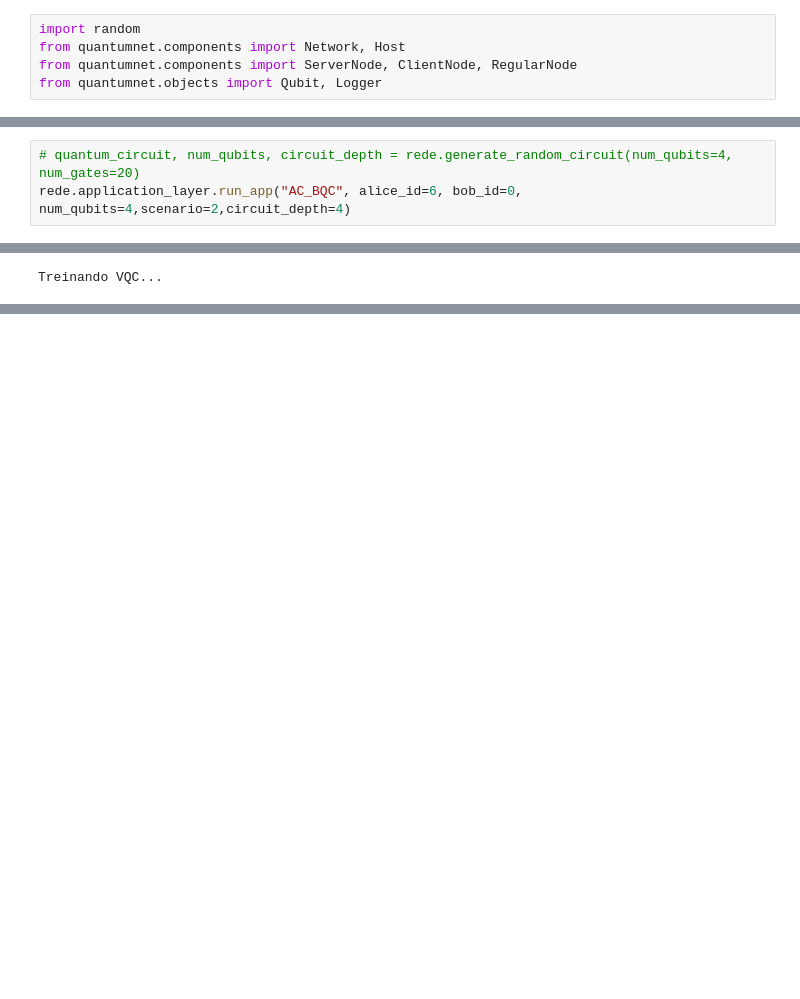
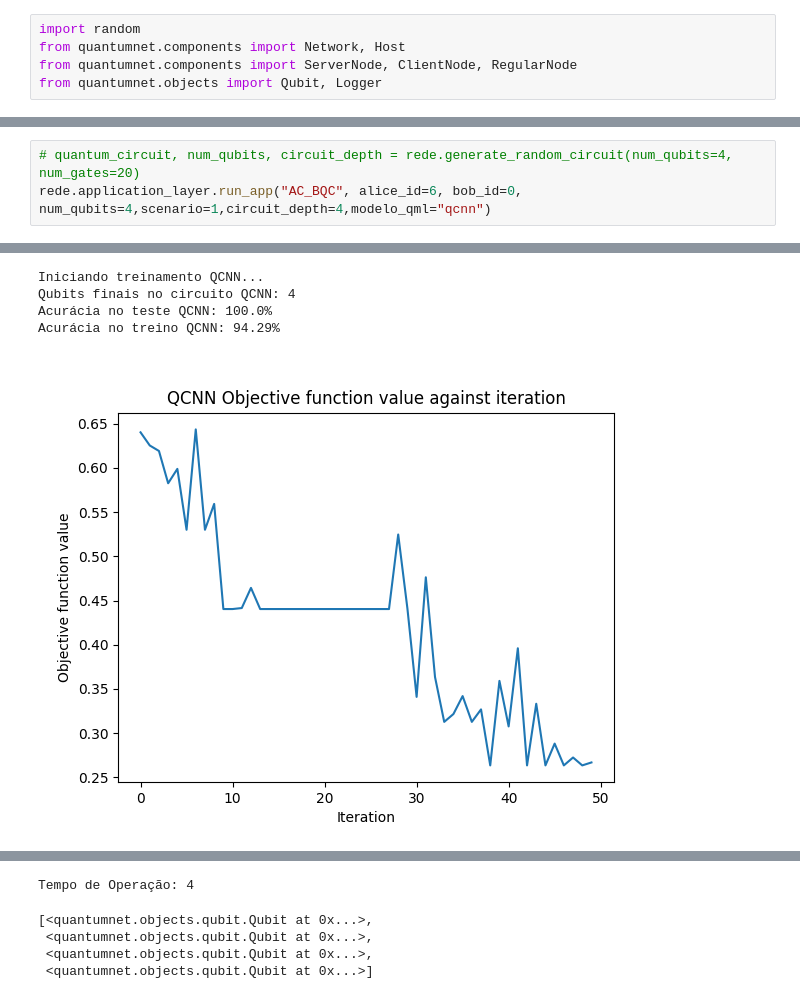
Before and after one commit to AndreySlv/BQC-QML, a Jupyter notebook: BQC-QML.ipynb, the cells around one changed output, grey strips where cells are left out. Cells and saved outputs as stored; diff of their text form; blank space fills up the shorter version.

```diff
--- a/BQC-QML.ipynb
+++ b/BQC-QML.ipynb
@@ -16,4 +16,4 @@ Pares EPRs adicionados
 # %%
 # quantum_circuit, num_qubits, circuit_depth = rede.generate_random_circuit(num_qubits=4, num_gates=20)
-rede.application_layer.run_app("AC_BQC", alice_id=6, bob_id=0, num_qubits=4,scenario=2,circuit_depth=4)
+rede.application_layer.run_app("AC_BQC", alice_id=6, bob_id=0, num_qubits=4,scenario=1,circuit_depth=4,modelo_qml="qcnn")
 # %% [output]
@@ -37 +37,5 @@ rede.application_layer.run_app("AC_BQC", alice_id=6, bob_id=0, num_qubits=4,scen
-Treinando VQC...
+Iniciando treinamento QCNN...
+Qubits finais no circuito QCNN: 4
+Acurácia no teste QCNN: 100.0%
+Acurácia no treino QCNN: 94.29%
+[figure, added]
@@ -38,0 +59,5 @@ QiskitMachineLearningError: 'Sampler job failed: \'Number of qubits 127 is great
+Tempo de Operação: 4
+[<quantumnet.objects.qubit.Qubit at 0x...>,
+ <quantumnet.objects.qubit.Qubit at 0x...>,
+ <quantumnet.objects.qubit.Qubit at 0x...>,
+ <quantumnet.objects.qubit.Qubit at 0x...>]
```
Also changed, not shown: parts of 2 cells of this notebook, 8 other files.
